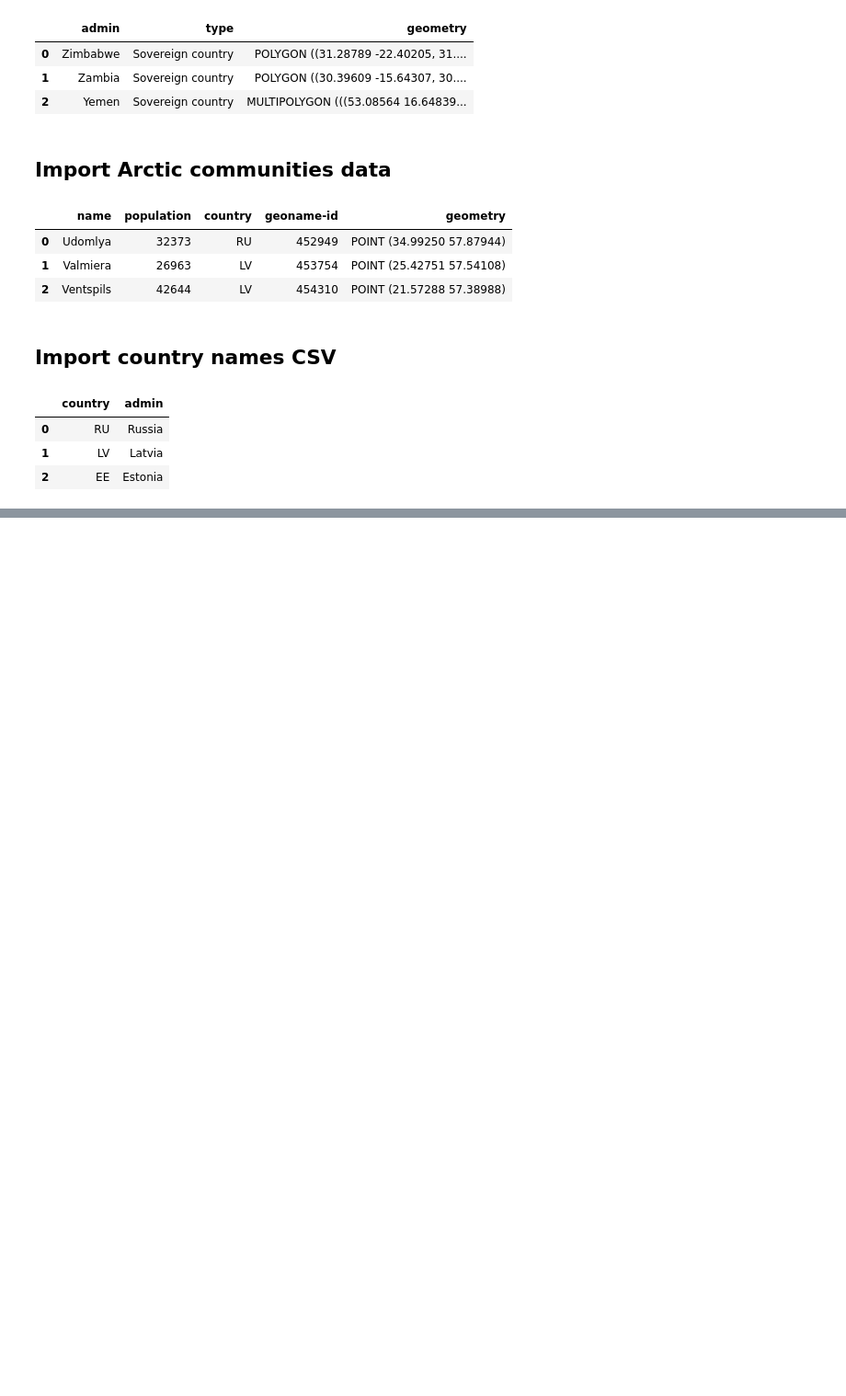
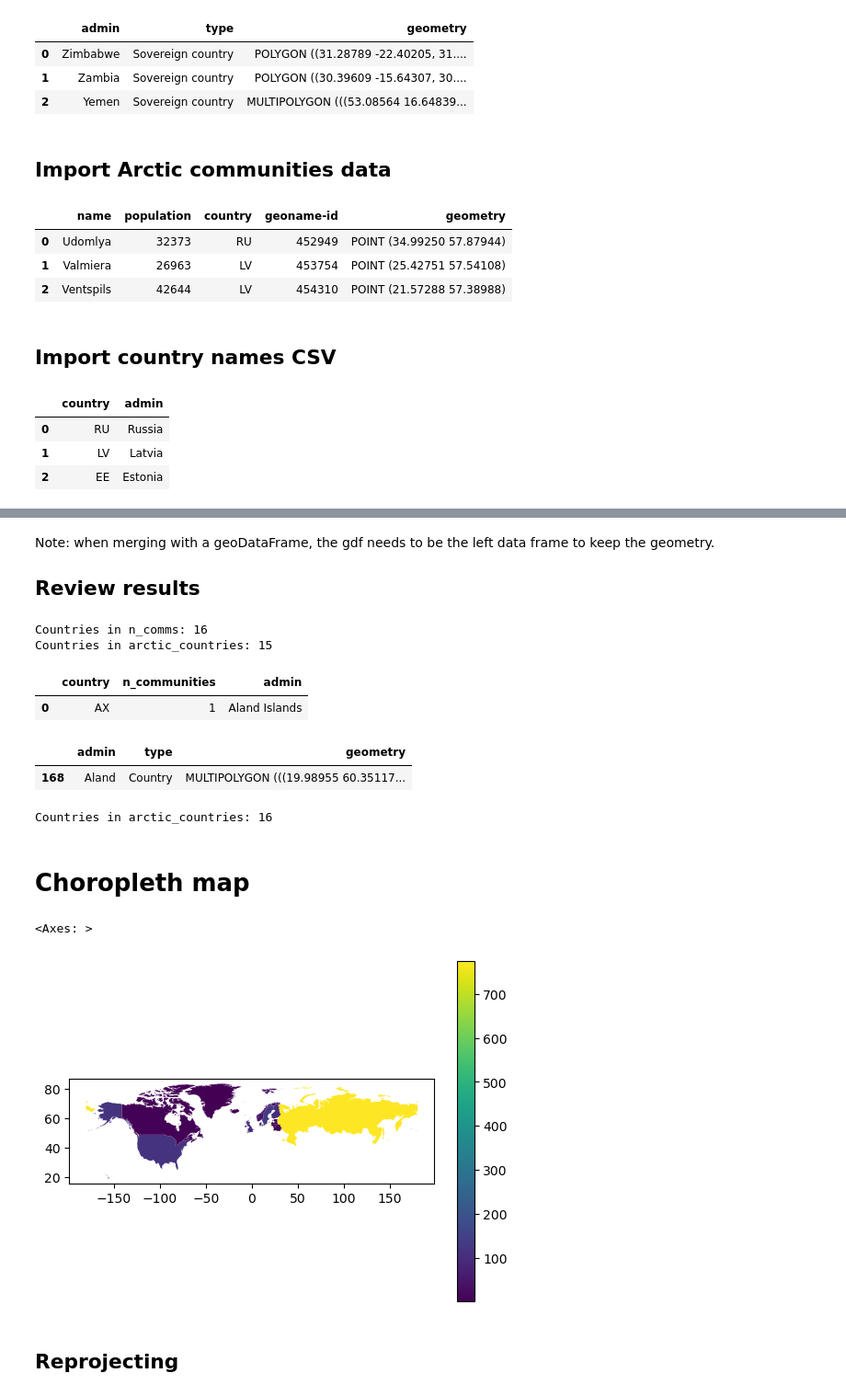
Before and after one commit to kailani-boop/eds220-in-class, a Jupyter notebook: Week6/week-6-merge-reproject-STUDENTS.ipynb, the cells around one changed output, grey strips where cells are left out. Shown at 92% size. Cells and saved outputs as stored; diff of their text form; code cells hidden in the pictures; blank space fills up the shorter version.

```diff
--- a/Week6/week-6-merge-reproject-STUDENTS.ipynb
+++ b/Week6/week-6-merge-reproject-STUDENTS.ipynb
@@ -69,0 +190,3 @@ country_names.head(3)
+# %%
+n_comms = pd.merge(n_comms, country_names, how = 'left', on = 'country')
+n_comms
@@ -69,0 +229,4 @@ country_names.head(3)
+# %%
+n_comms = n_comms.drop(columns = 'admin_y')
+# %%
+n_comms = n_comms.rename(columns= {'admin_x': 'admin'})
@@ -69,0 +282,41 @@ country_names.head(3)
+# %% [markdown]
+Note: when merging with a geoDataFrame, the gdf needs to be the left data frame to keep the geometry.
+
+## Review results
+# %%
+print(f"Countries in n_comms: {len(n_comms)}")
+print(f"Countries in arctic_countries: {len(arctic_countries)}")
+# %% [output]
+Countries in n_comms: 16
+Countries in arctic_countries: 15
+# %%
+# Countries in n_comms without a match in countries
+n_comms[~n_comms['admin'].isin(countries['admin'])]
+# %% [output]
+|  | country | n_communities | admin |
+| 0 | AX | 1 | Aland Islands |
+# %%
+countries[countries['admin'].str.contains('Aland')]
+# %% [output]
+|  | admin | type | geometry |
+| 168 | Aland | Country | MULTIPOLYGON (((19.98955 60.35117... |
+# %%
+# Match the name used in the countreis data
+n_comms['admin'] = n_comms['admin'].replace('Aland Islands', 'Aland')
+
+# Merge again
+arctic_countries = countries.merge(n_comms, how = 'inner', on = 'admin')
+
+print(f"Countries in arctic_countries: {len(arctic_countries)}")
+# %% [output]
+Countries in arctic_countries: 16
+# %% [markdown]
+# Choropleth map
+# %%
+arctic_countries.plot(column = 'n_communities', legend = True)
+# column = indicates which column to color by
+# %% [output]
+<Axes: >
+[figure, added]
+# %% [markdown]
+## Reprojecting
```
Also changed, not shown: parts of 26 cells of this notebook.
